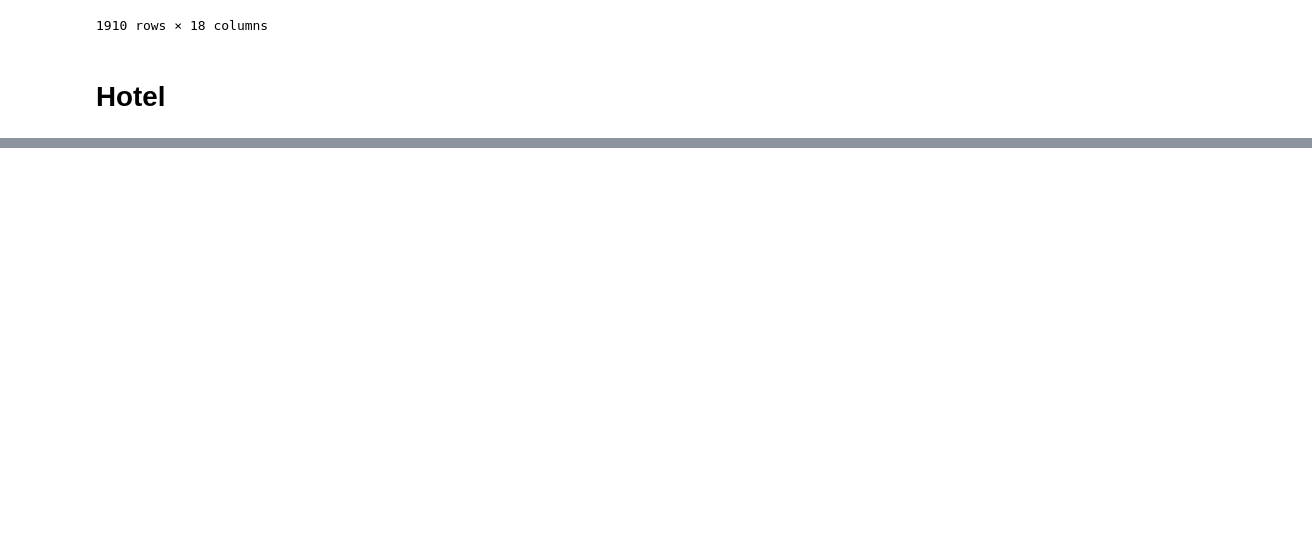
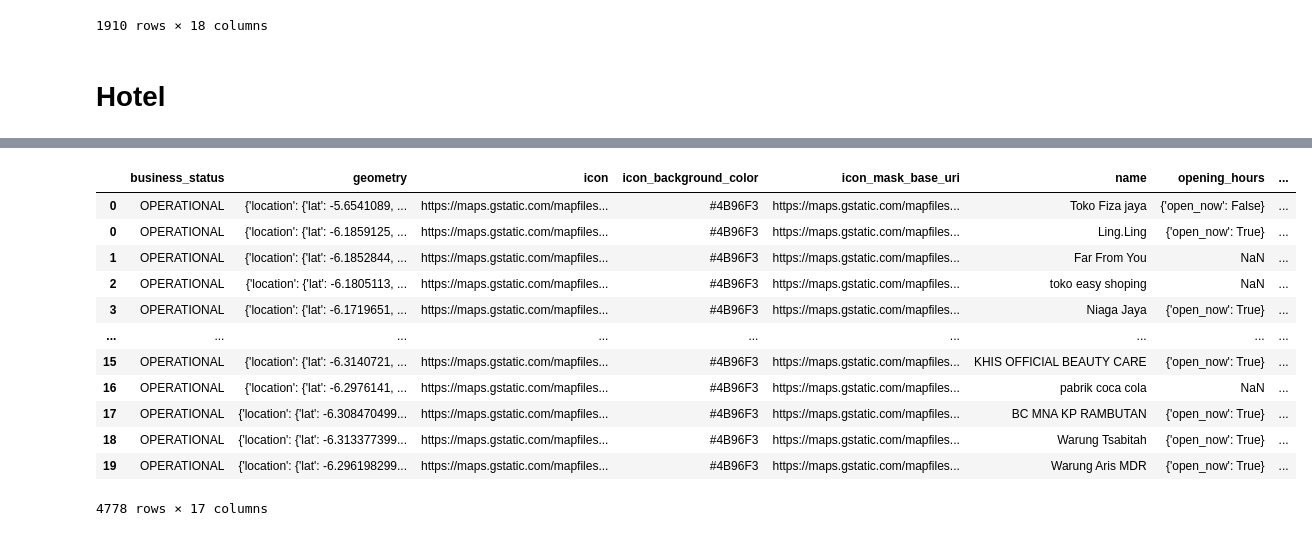
Before and after one commit to maevezhw/gemastik, a Jupyter notebook: coba-api.ipynb, the cells around one changed output, grey strips where cells are left out. Drawn from its saved outputs; the diff is of its cells as text; code cells hidden in the pictures; blank space fills up the shorter version.

```diff
--- a/coba-api.ipynb
+++ b/coba-api.ipynb
@@ -537,0 +540,24 @@ hotel_df.to_csv("Hotel di Jakarta API.csv", index=False)
+# %%
+shopping_mall_df = pd.DataFrame()
+# %%
+for index, row in df_jakarta_new.iterrows() :
+    loc = (location.iloc[index]['lat'], location.iloc[index]['lng'])
+    dist = radius(df_jakarta_new.iloc[index]['luas_wilayah_(km2)'])
+    location_name = f"{df_jakarta_new.iloc[index]['nama_kelurahan']} {df_jakarta_new.iloc[index]['nama_kecamatan']} {df_jakarta_new.iloc[index]['nama_kabupaten']}"
+    shopping_mall_df = search_places(loc, "Mall", dist, "shopping_mall", shopping_mall_df)
+# %%
+shopping_mall_df
+# %% [output]
+|  | business_status | geometry | icon | icon_background_color | icon_mask_base_uri | name | opening_hours | ... |
+| 0 | OPERATIONAL | {'location': {'lat': -5.6541089, ... | https://maps.gstatic.com/mapfiles... | #4B96F3 | https://maps.gstatic.com/mapfiles... | Toko Fiza jaya | {'open_now': False} | ... |
+| 0 | OPERATIONAL | {'location': {'lat': -6.1859125, ... | https://maps.gstatic.com/mapfiles... | #4B96F3 | https://maps.gstatic.com/mapfiles... | Ling.Ling | {'open_now': True} | ... |
+| 1 | OPERATIONAL | {'location': {'lat': -6.1852844, ... | https://maps.gstatic.com/mapfiles... | #4B96F3 | https://maps.gstatic.com/mapfiles... | Far From You | NaN | ... |
+| 2 | OPERATIONAL | {'location': {'lat': -6.1805113, ... | https://maps.gstatic.com/mapfiles... | #4B96F3 | https://maps.gstatic.com/mapfiles... | toko easy shoping | NaN | ... |
+| 3 | OPERATIONAL | {'location': {'lat': -6.1719651, ... | https://maps.gstatic.com/mapfiles... | #4B96F3 | https://maps.gstatic.com/mapfiles... | Niaga Jaya | {'open_now': True} | ... |
+| ... | ... | ... | ... | ... | ... | ... | ... | ... |
+| 15 | OPERATIONAL | {'location': {'lat': -6.3140721, ... | https://maps.gstatic.com/mapfiles... | #4B96F3 | https://maps.gstatic.com/mapfiles... | KHIS OFFICIAL BEAUTY CARE | {'open_now': True} | ... |
+| 16 | OPERATIONAL | {'location': {'lat': -6.2976141, ... | https://maps.gstatic.com/mapfiles... | #4B96F3 | https://maps.gstatic.com/mapfiles... | pabrik coca cola | NaN | ... |
+| 17 | OPERATIONAL | {'location': {'lat': -6.308470499... | https://maps.gstatic.com/mapfiles... | #4B96F3 | https://maps.gstatic.com/mapfiles... | BC MNA KP RAMBUTAN | {'open_now': True} | ... |
+| 18 | OPERATIONAL | {'location': {'lat': -6.313377399... | https://maps.gstatic.com/mapfiles... | #4B96F3 | https://maps.gstatic.com/mapfiles... | Warung Tsabitah | {'open_now': True} | ... |
+| 19 | OPERATIONAL | {'location': {'lat': -6.296198299... | https://maps.gstatic.com/mapfiles... | #4B96F3 | https://maps.gstatic.com/mapfiles... | Warung Aris MDR | {'open_now': True} | ... |
+4778 rows × 17 columns
```
Also changed, not shown: parts of 6 cells of this notebook, 2 other files.
